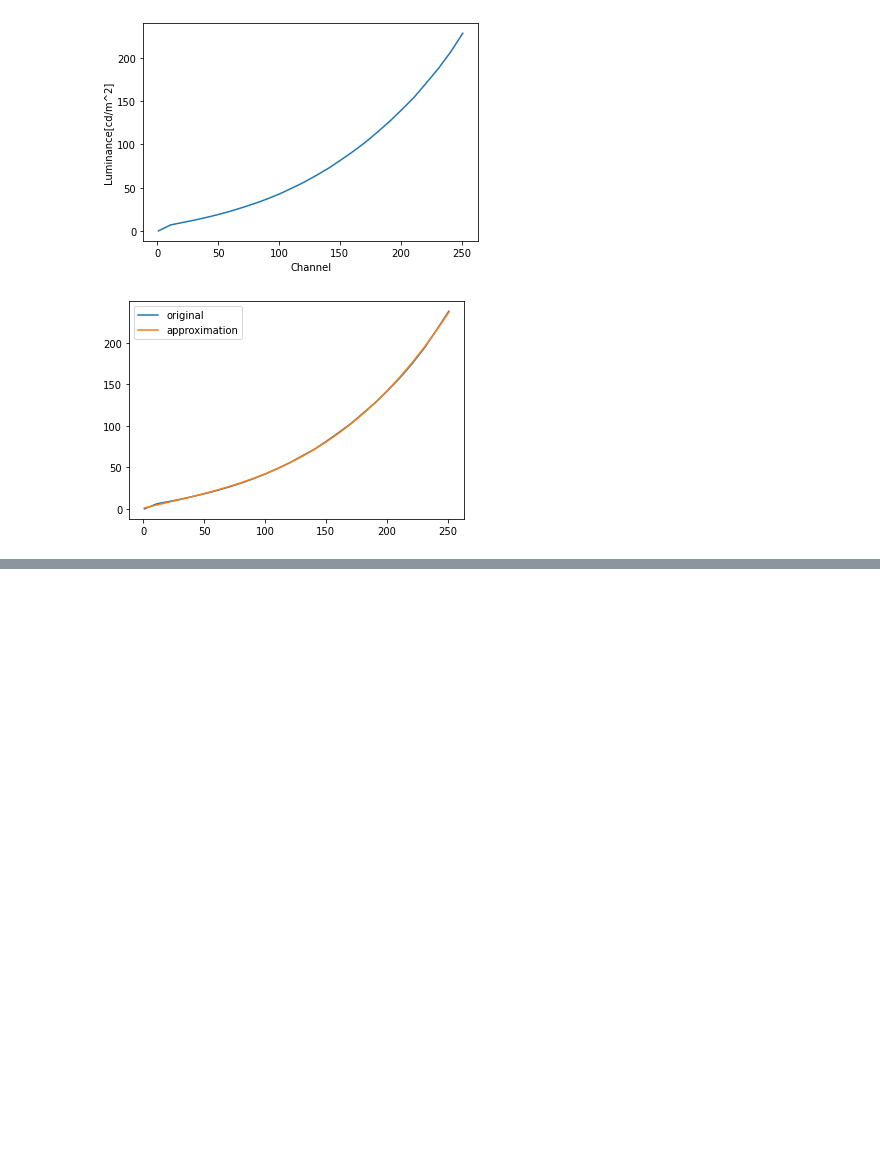
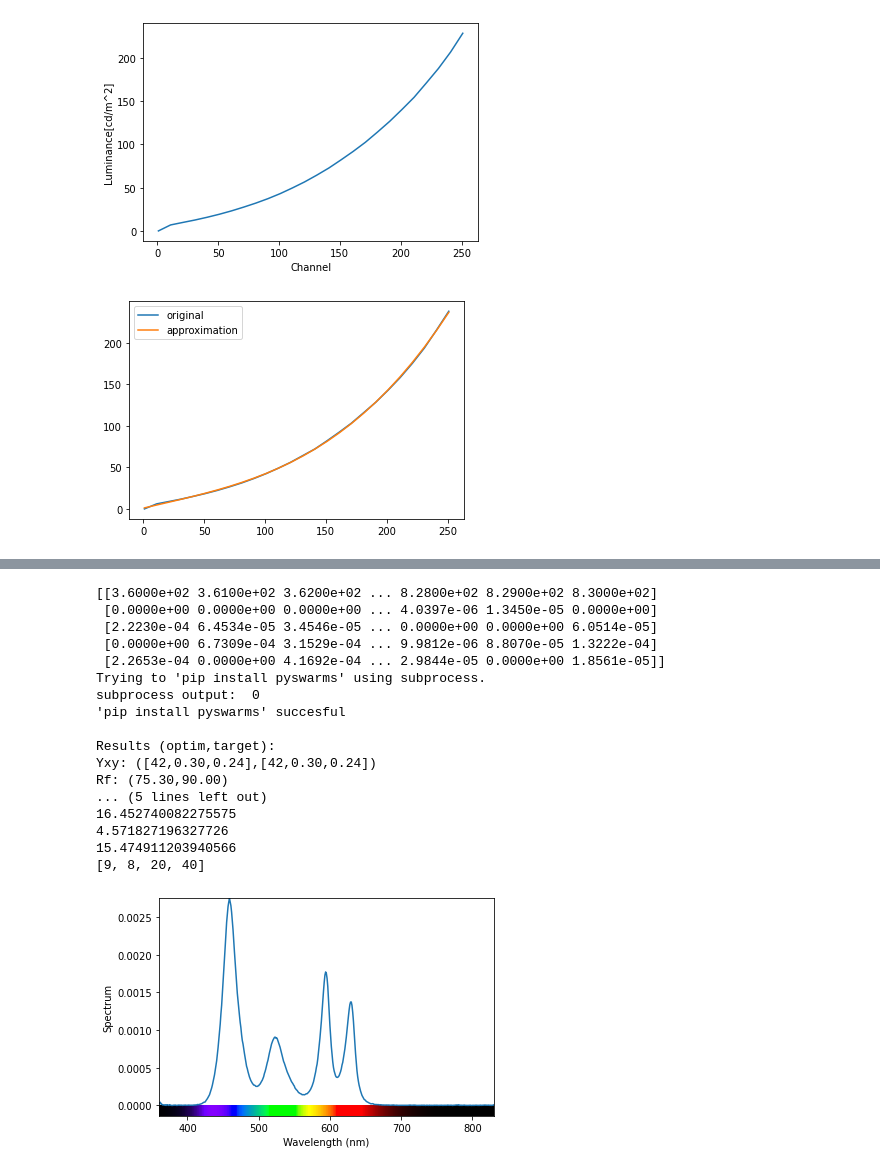
Before and after one commit to jovanakostres/lightingscience, a Jupyter notebook: Calculations.ipynb, the cells around one changed output, grey strips where cells are left out. Cells and saved outputs as stored; diff of their text form; code cells hidden in the pictures; blank space fills up the shorter version.

Commit message:
optimizator

```diff
--- a/Calculations.ipynb
+++ b/Calculations.ipynb
@@ -86,12 +87,16 @@ r_primary = np.array(copy.copy(eval(spdData['Value'].iloc[25])))
 g_primary = np.array(copy.copy(eval(spdData['Value'].iloc[51])))
 b_primary = np.array(copy.copy(eval(spdData['Value'].iloc[77])))
 
-e_illuminant = lx._CIE_E
+t_color = lx._CIE_ILLUMINANTS['LED_B1']
 #print(e_illuminant)
 #lx.SPD(lx._CIE_E).plot()
 
 
-xyzt = lx.spd_to_xyz(e_illuminant, relative= False) # K = 1 replaces the default 683 lm/W value with 1!
+xyzt = lx.spd_to_xyz(t_color, relative= False) # K = 1 replaces the default 683 lm/W value with 1!
+xyzt = np.array([[51.8347, 42.0302, 78.0537]])
+
+print(lx.xyz_to_lab(xyzt))
+print(xyzt)
 Yxyt = lx.xyz_to_Yxy(xyzt)
 
 xyzr = lx.spd_to_xyz(r_primary, relative= False ) # K = 1 replaces the default 683 lm/W value with 1!
@@ -105,6 +110,7 @@ print(xyzt, Yxyt)
 # print(xyzr, xyzg, xyzb)
 #print(np.linalg.inv(Yxyr[0]))
 #3-channel color mixing
+
 Cp = np.array([xyzr[0], xyzg[0], xyzb[0]]).T
 #print(Cp)
 w = np.linalg.inv(Cp) @ xyzt.T
@@ -198 +206,71 @@ print(digit)
 [figure]
+# %%
+def spd_to_cris(spd, solution_info=None):
+    #print(solution_info)
+    Rf,Rg = lx.cri.spd_to_cri(spd, cri_type='ies-tm30',out='Rf,Rg')
+    return np.vstack((Rf, Rg))
+
+obj_fcn = [(spd_to_cris,'Rf','Rg')]
+obj_tar_vals = [(90,110)]
+
+
+# Initialize SpectralOptimizer object:
+cieobs='1931_2'
+prims = np.array([r_primary[0],r_primary[1], g_primary[1], b_primary[1], a_primary[1]])
+print(prims)
+target = Yxyt
+so3 = spb.SpectralOptimizer(target = target, tar_type = 'Yxy', cspace_bwtf = {},
+                      wlr = [360,830,1], cieobs = cieobs,
+                      out = 'spds,primss,Ms,results',
+                      optimizer_type = '3mixer', triangle_strengths_bnds = None,
+                      prim_constructor = None,
+                      prims = prims,
+                      obj_fcn = spb.ObjFcns(f=obj_fcn, ft = obj_tar_vals),
+                      minimizer = spb.Minimizer(method='particleswarm'),
+                      verbosity = 0)
+
+# start optimization:
+S,M = so3.start(out = 'spds,Ms')
+
+# Check output agrees with target:
+xyz = lx.spd_to_xyz(S, relative = False, cieobs = cieobs)
+Yxy = lx.xyz_to_Yxy(xyz)
+cct,duv = lx.xyz_to_cct(xyz, cieobs = cieobs,out = 'cct,duv')
+Rf, Rg = spd_to_cris(S)
+print('\nResults (optim,target):')
+print("Yxy: ([{:1.0f},{:1.2f},{:1.2f}],[{:1.0f},{:1.2f},{:1.2f}])".format(Yxy[0,0],Yxy[0,1],Yxy[0,2],target[0,0],target[0,1],target[0,2]))
+print("Rf: ({:1.2f},{:1.2f})".format(Rf[0], obj_tar_vals[0][0]))
+print("Rg: ({:1.2f}, {:1.2f})".format(Rg[0], obj_tar_vals[0][1]))
+print("cct(K), duv: ({:1.1f},{:1.4f})".format(cct[0,0], duv[0,0]))
+
+print('\nFlux ratios of component spectra:', M)
+
+#plot spd:
+plt.figure()
+lx.SPD(S).plot()
+
+digit = []
+digit.append(ChannelValue(1, M[0][0]))
+digit.append(ChannelValue(2, M[0][1]))
+digit.append(ChannelValue(3, M[0][2]))
+digit.append(ChannelValue(5, M[0][3]))
+print(digit)
+# %% [output]
+[[3.6000e+02 3.6100e+02 3.6200e+02 ... 8.2800e+02 8.2900e+02 8.3000e+02]
+ [0.0000e+00 0.0000e+00 0.0000e+00 ... 4.0397e-06 1.3450e-05 0.0000e+00]
+ [2.2230e-04 6.4534e-05 3.4546e-05 ... 0.0000e+00 0.0000e+00 6.0514e-05]
+ [0.0000e+00 6.7309e-04 3.1529e-04 ... 9.9812e-06 8.8070e-05 1.3222e-04]
+ [2.2653e-04 0.0000e+00 4.1692e-04 ... 2.9844e-05 0.0000e+00 1.8561e-05]]
+Trying to 'pip install pyswarms' using subprocess.
+subprocess output:  0
+'pip install pyswarms' succesful
+
+Results (optim,target):
+Yxy: ([42,0.30,0.24],[42,0.30,0.24])
+Rf: (75.30,90.00)
+... (5 lines left out)
+16.452740082275575
+4.571827196327726
+15.474911203940566
+[9, 8, 20, 40]
+[figure, added]
```
Also changed, not shown: parts of 4 cells of this notebook, 1 other file.
